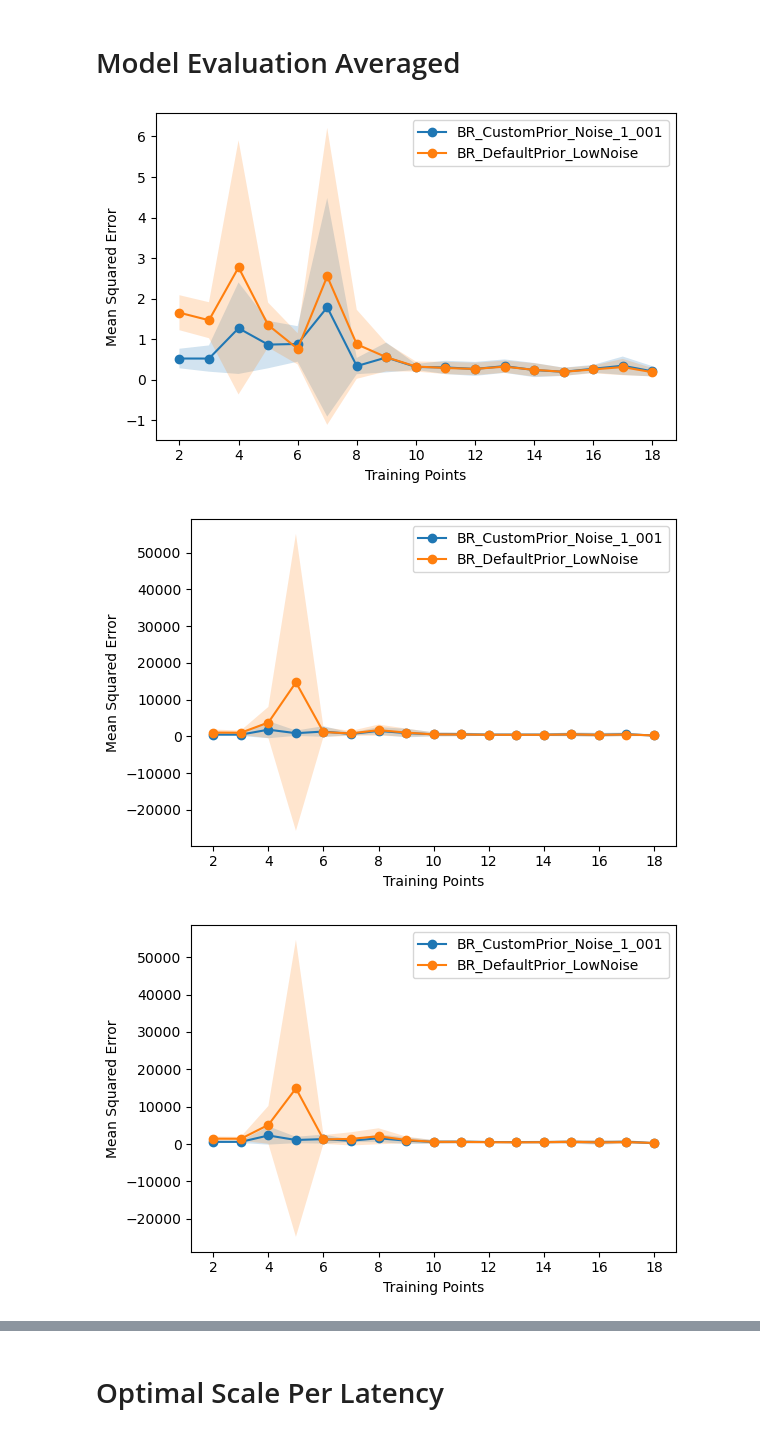
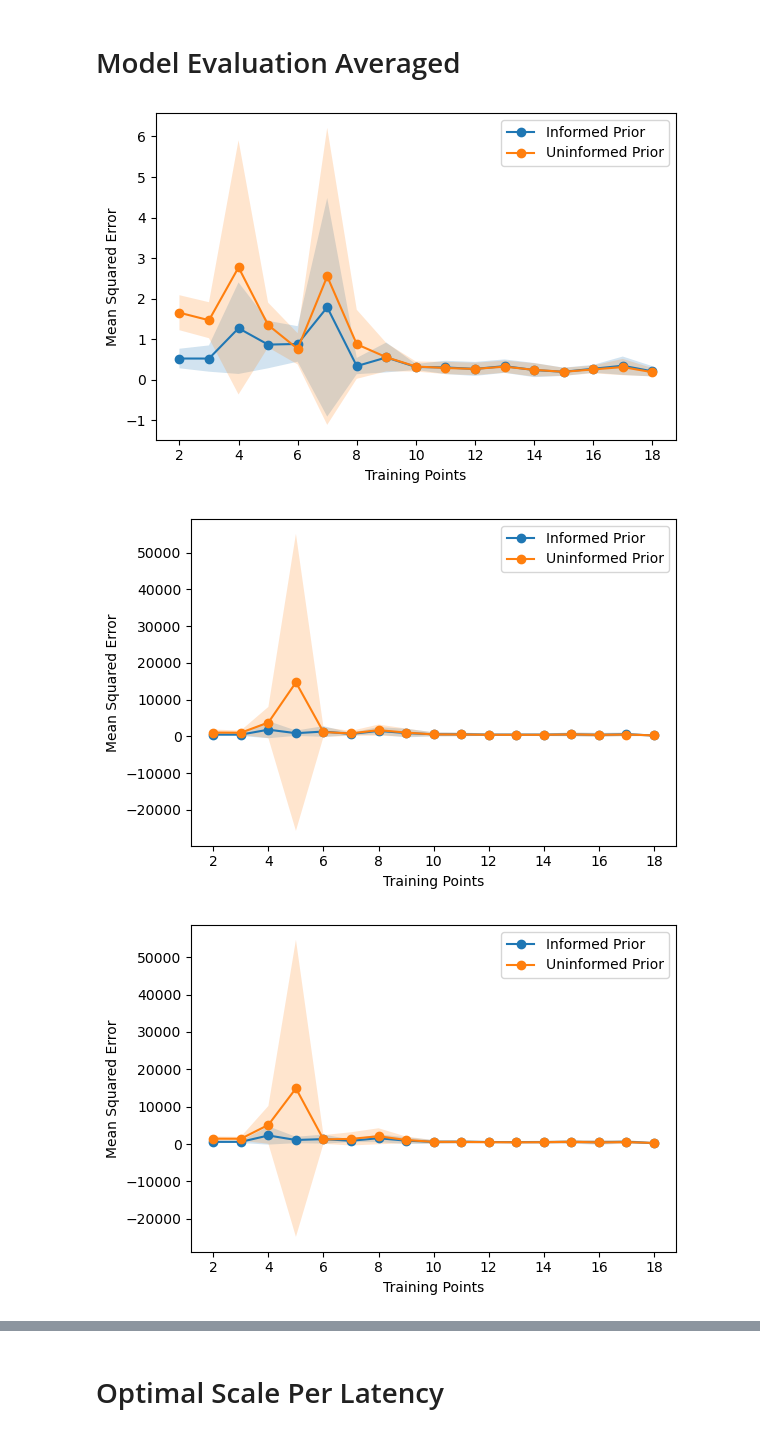
Before and after one commit to jasonkglim/MotionScaling, a Jupyter notebook: performance_modeling/model_analysis.ipynb, the cells around one changed output, grey strips where cells are left out. Cells and saved outputs as stored; diff of their text form; code cells hidden in the pictures.

Commit message:
fixing model result plots

```diff
--- a/performance_modeling/model_analysis.ipynb
+++ b/performance_modeling/model_analysis.ipynb
@@ -307,8 +307,7 @@ import json
 # model_type = "GPR_RQ_default"
 # model_type = "GPR_RQ_Noise_default"
 model_types = ["BR_CustomPrior_Noise_1_001", "BR_DefaultPrior_LowNoise"]
-
-
+model_names = ["Informed Prior", "Uninformed Prior"] # For legend
 
 # all_results = {}
 wanted_metrics = ["throughput", "total_error", "weighted_performance", "avg_movement_speed"]
@@ -328,7 +327,7 @@ for output_metric in wanted_metrics:
 	# Set up figure (do this here to generate plot comparing models, different plot for each metric)
 	plt.figure(figsize=(6, 4), facecolor="white")
 
-	for model_type in model_types:
+	for model_type, model_name in zip(model_types, model_names):
 		with open(f"../model_result_data/{model_type}.json", "r") as file:
 			all_results = json.load(file)
 
@@ -428,34 +427,34 @@ for output_metric in wanted_metrics:
 	# axes[0, 0].set_ylabel("Percentage of Correct Predictions")
 
 	# axes[0, 1].set_title("Optimal Scale Prediction Error Using Dense Prediction")
 	# axes[0, 1].set_xlabel("Training Set Proportion")
 	# axes[0, 1].set_ylabel("Avg Error")
 
 
 	# axes[1, 0].set_title('MSE on whole dataset')
 	# axes[1, 0].set_xlabel('Training Set Proportion')
 	# axes[1, 0].set_ylabel('Model Accuracy (MSE Score)')
 
 	# axes[1, 1].set_title('MSE on test set')
 	# axes[1, 1].set_xlabel('Training Set Proportion')
 	# axes[1, 1].set_ylabel('Model Accuracy (MSE Score)')
 	# # axes[1, 0].legend()
 
 
-		plt.plot(min_n_train_list, avg_mse_scores, marker='o', label=model_type)
+		plt.plot(min_n_train_list, avg_mse_scores, marker='o', label=model_name)
 		plt.fill_between(min_n_train_list, np.subtract(avg_mse_scores, std_mse_scores),
 								np.add(avg_mse_scores, std_mse_scores), alpha=0.2)
 
 # plt.plot(min_n_train_list2, avg_mse_scores2, marker='o', label='Uninformed Prior')
 # plt.fill_between(min_n_train_list1, np.subtract(avg_mse_scores2, std_mse_scores2),
 # 						np.add(avg_mse_scores2, std_mse_scores2), alpha=0.2)
 	plt.legend()
 	plt.xlabel("Training Points")
 	plt.ylabel("Mean Squared Error")
 	plt.tight_layout()
 	plt.savefig(f"../figures/model_results/{output_metric}/comparing_models.png", facecolor='w')
 	plt.show()
 # %% [output]
-[figure, old version]
+[figure, new version]
-[figure, old version]
+[figure, new version]
-[figure, old version]
+[figure, new version]
```
Also changed, not shown: parts of 1 cell of this notebook, 4 other files.
